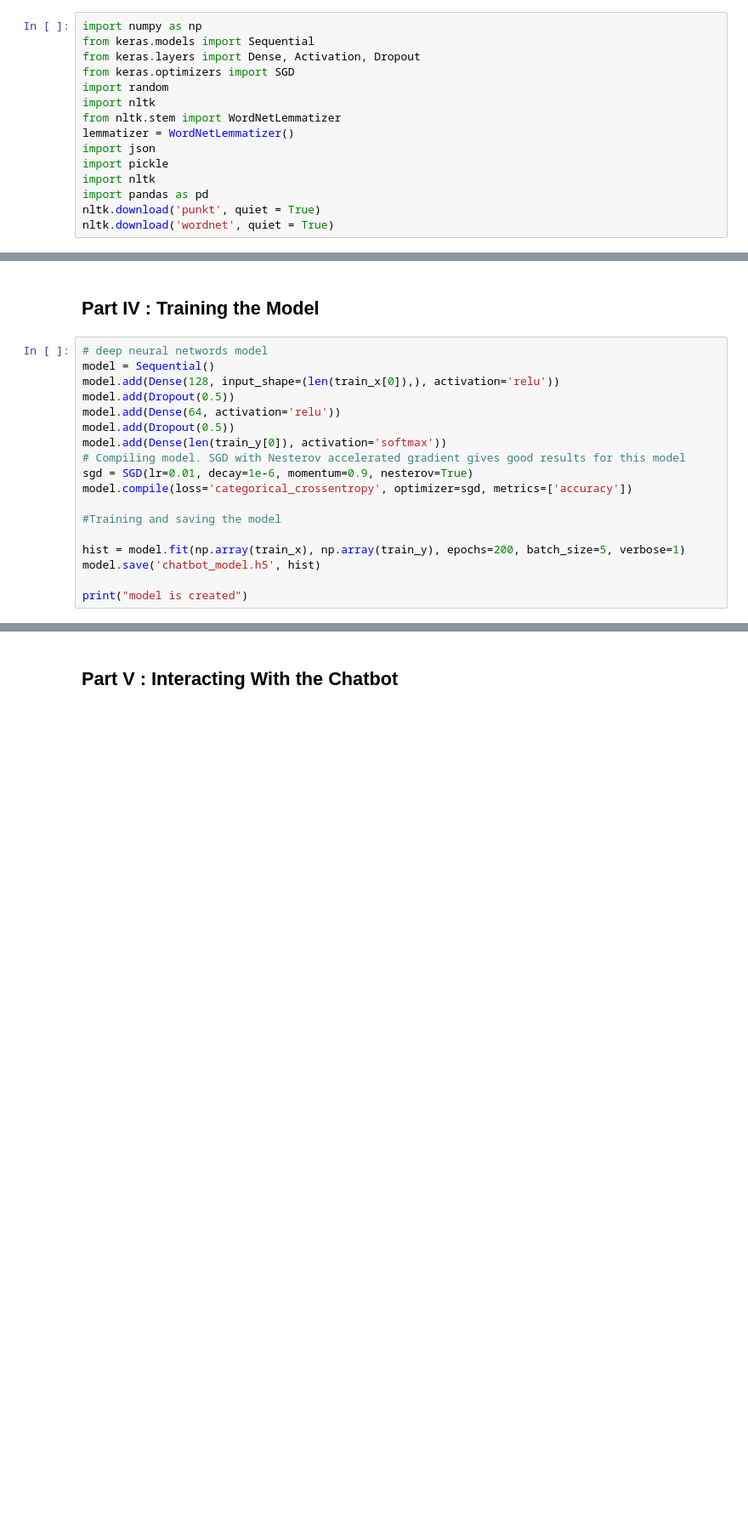
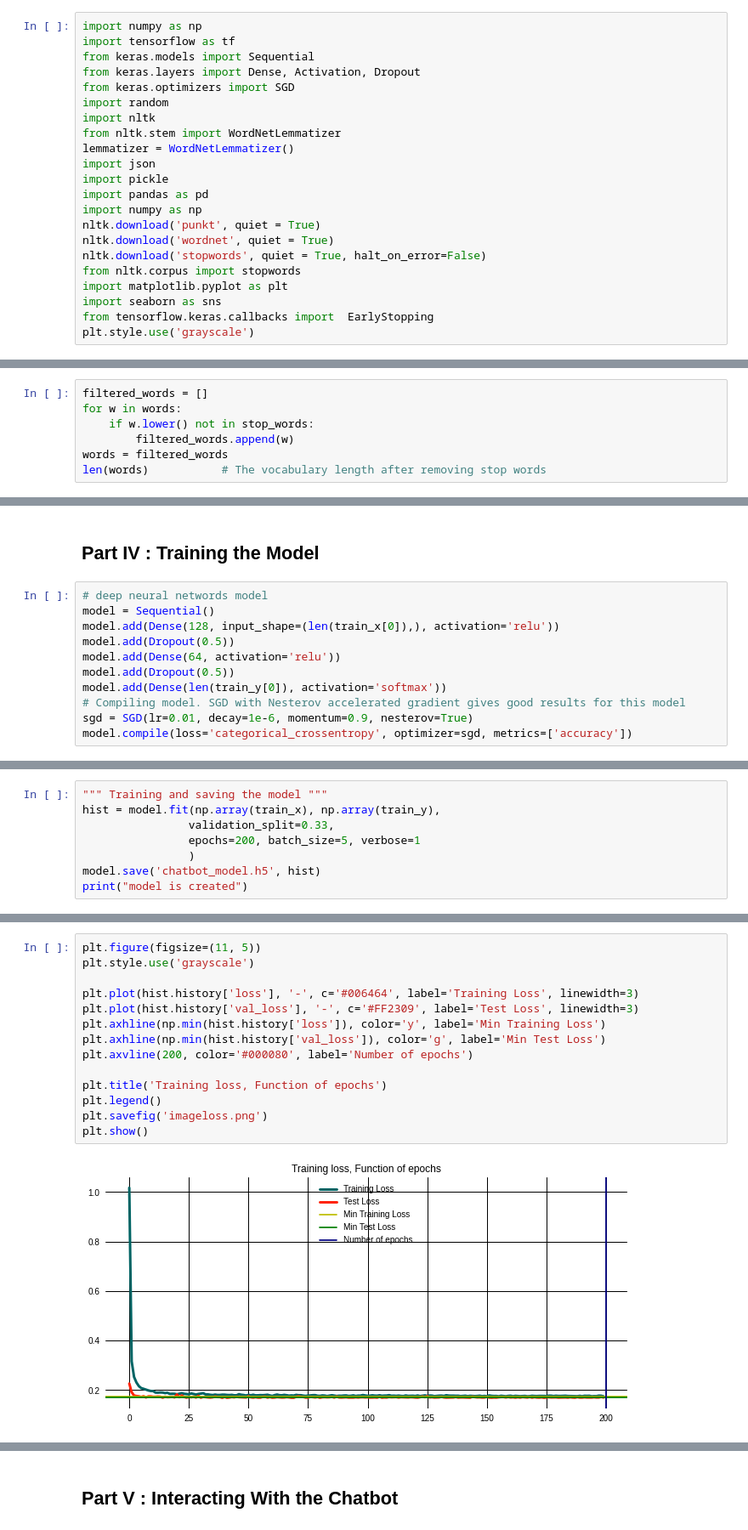
Before and after one commit to alainthierry/NLP-talk-to-me, a Jupyter notebook: NLP-chatbot.ipynb, the cells around one changed output, grey strips where cells are left out. Shown: that part at 85% size. Cells and saved outputs as stored; diff of their text form; blank space fills up the shorter version.

Commit message:
Model evaluation

```diff
--- a/NLP-chatbot.ipynb
+++ b/NLP-chatbot.ipynb
@@ -6,6 +6,7 @@
 #### Loading libraries, modules
 # %%
 import numpy as np
+import tensorflow as tf
 from keras.models import Sequential
 from keras.layers import Dense, Activation, Dropout
 from keras.optimizers import SGD
@@ -15,7 +16,13 @@ from nltk.stem import WordNetLemmatizer
 lemmatizer = WordNetLemmatizer()
 import json
 import pickle
-import nltk
 import pandas as pd
+import numpy as np
 nltk.download('punkt', quiet = True)
 nltk.download('wordnet', quiet = True)
+nltk.download('stopwords', quiet = True, halt_on_error=False)
+from nltk.corpus import stopwords
+import matplotlib.pyplot as plt
+import seaborn as sns
+from tensorflow.keras.callbacks import  EarlyStopping
+plt.style.use('grayscale')
@@ -52,0 +73,7 @@ for intent in intents['intents']:
+# %%
+filtered_words = []
+for w in words:
+    if w.lower() not in stop_words:
+        filtered_words.append(w)
+words = filtered_words
+len(words)           # The vocabulary length after removing stop words
@@ -124,10 +157,3 @@ model.add(Dense(len(train_y[0]), activation='softmax'))
 # Compiling model. SGD with Nesterov accelerated gradient gives good results for this model
 sgd = SGD(lr=0.01, decay=1e-6, momentum=0.9, nesterov=True)
 model.compile(loss='categorical_crossentropy', optimizer=sgd, metrics=['accuracy'])
-
-#Training and saving the model
-
-hist = model.fit(np.array(train_x), np.array(train_y), epochs=200, batch_size=5, verbose=1)
-model.save('chatbot_model.h5', hist)
-
-print("model is created")
@@ -151,0 +160,8 @@ model is created
+# %%
+""" Training and saving the model """
+hist = model.fit(np.array(train_x), np.array(train_y),
+                validation_split=0.33,
+                epochs=200, batch_size=5, verbose=1
+                )
+model.save('chatbot_model.h5', hist)
+print("model is created")
@@ -151,0 +190,16 @@ model is created
+# %%
+plt.figure(figsize=(11, 5))
+plt.style.use('grayscale')
+
+plt.plot(hist.history['loss'], '-', c='#006464', label='Training Loss', linewidth=3)
+plt.plot(hist.history['val_loss'], '-', c='#FF2309', label='Test Loss', linewidth=3)
+plt.axhline(np.min(hist.history['loss']), color='y', label='Min Training Loss')
+plt.axhline(np.min(hist.history['val_loss']), color='g', label='Min Test Loss')
+plt.axvline(200, color='#000080', label='Number of epochs')
+
+plt.title('Training loss, Function of epochs')
+plt.legend()
+plt.savefig('imageloss.png')
+plt.show()
+# %% [output]
+[figure, added]
```
Also changed, not shown: parts of 43 cells of this notebook, 9 other files.
